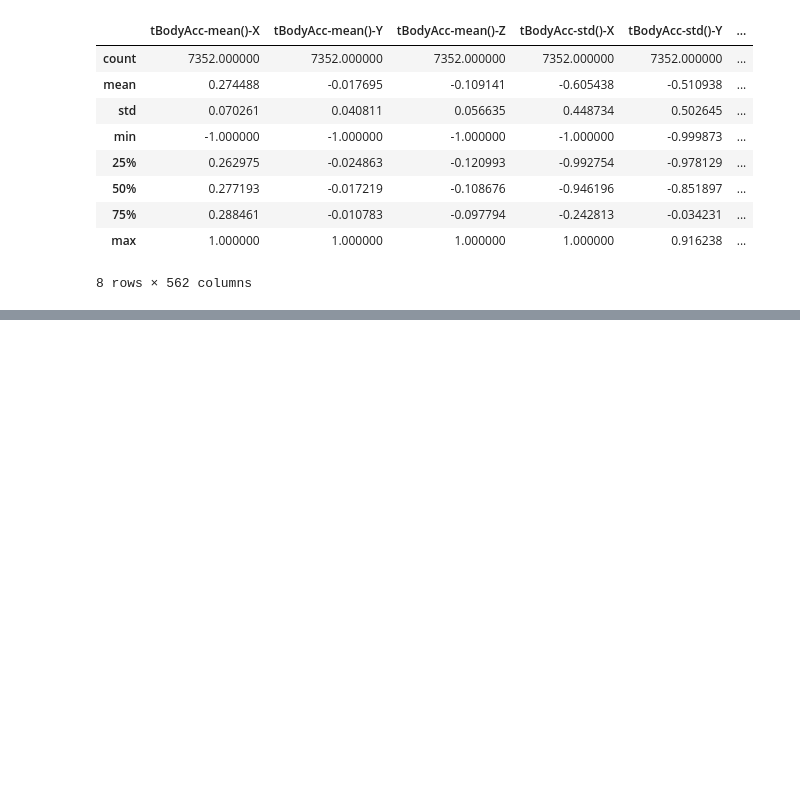
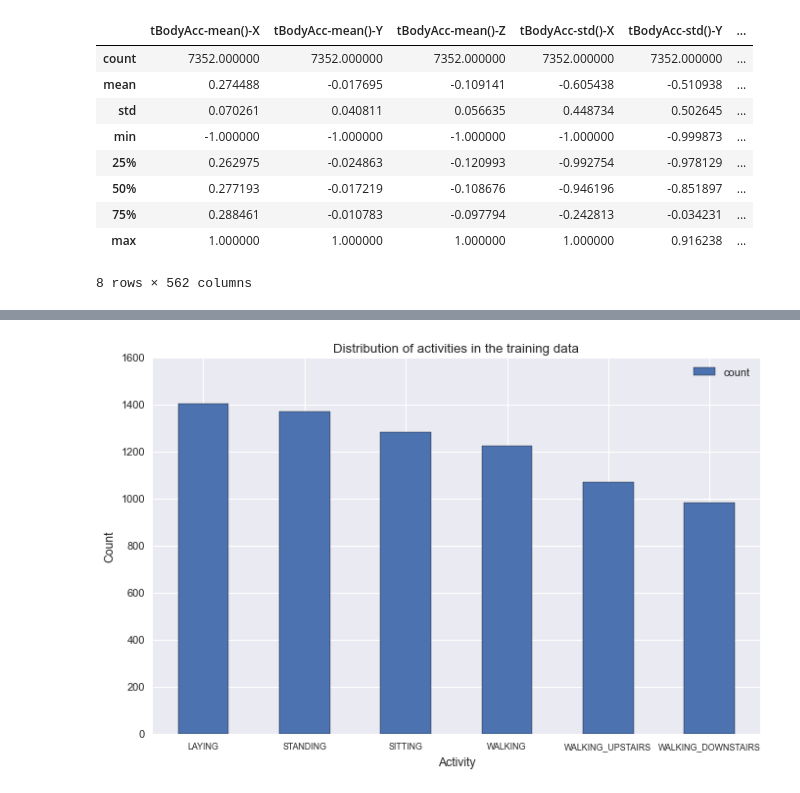
Before and after one commit to solar-node/Human-Activity-Recognition, a Jupyter notebook: human-activity-recognition.ipynb, the cells around one changed output, grey strips where cells are left out. Drawn from its saved outputs; the diff is of its cells as text; code cells hidden in the pictures; blank space fills up the shorter version.

Commit message:
Exploratory Data Analysis(EDA)

```diff
--- a/human-activity-recognition.ipynb
+++ b/human-activity-recognition.ipynb
@@ -44,0 +102,2 @@ df.describe()
+# %%
+plt.style.use("seaborn-v0_8")
@@ -44,0 +126,11 @@ df.describe()
+# %%
+df['Activity'].value_counts().plot(kind = "bar",
+    figsize = (10,6))
+plt.title("Distribution of activities in the training data")
+plt.xlabel("Activity")
+plt.ylabel("Count")
+plt.legend()
+plt.xticks(rotation = 0, fontsize = 8)
+plt.show()
+# %% [output]
+[figure, added]
```
Also changed, not shown: parts of 22 cells of this notebook, 2 other files.
